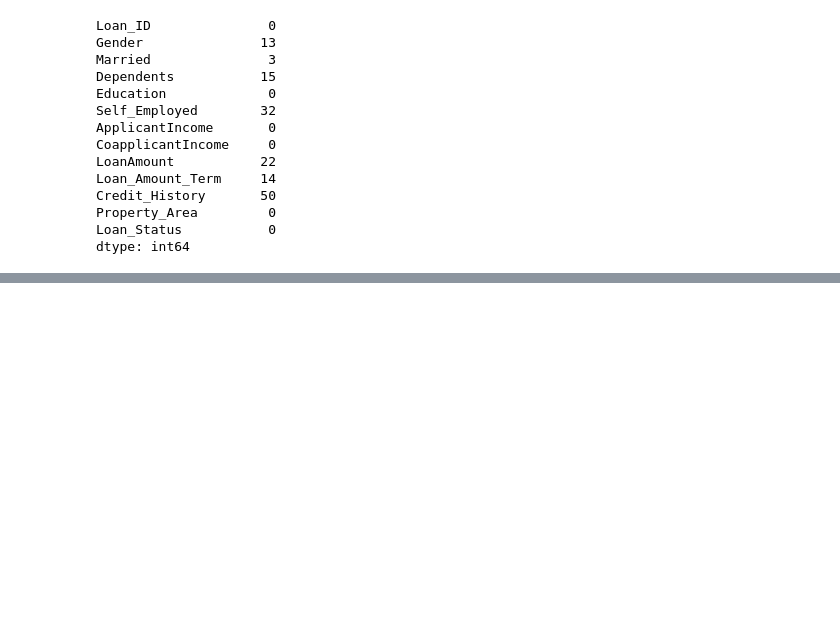
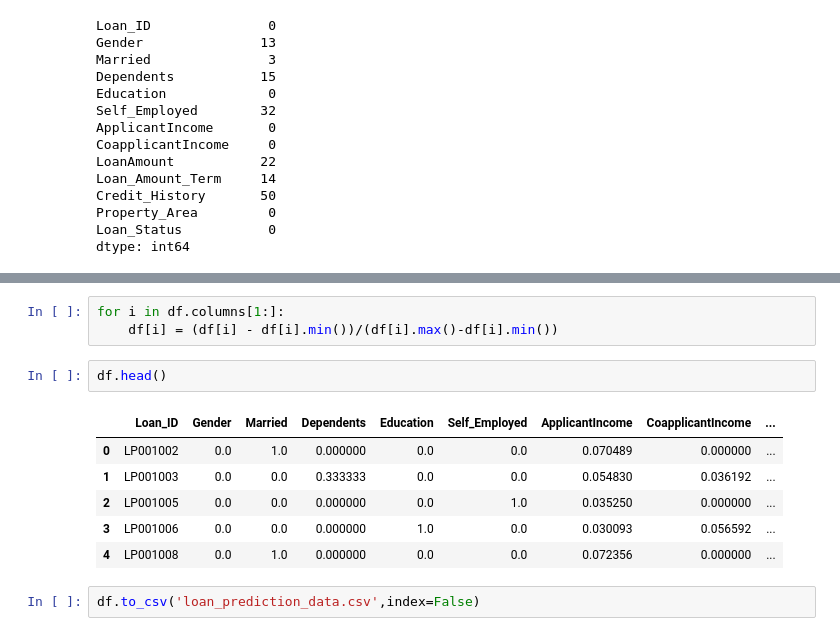
Before and after one commit to Dhe-Reigner/Loan-Prediction-ML-sklearn--DL-keras-, a Jupyter notebook: loan.ipynb, the cells around one changed output, grey strips where cells are left out. Saved outputs shown, nothing was run; the diff lists cells and outputs as text; blank space fills up the shorter version.

```diff
--- a/loan.ipynb
+++ b/loan.ipynb
@@ -84,0 +230,14 @@ dtype: int64
+# %%
+for i in df.columns[1:]:
+    df[i] = (df[i] - df[i].min())/(df[i].max()-df[i].min())
+# %%
+df.head()
+# %% [output]
+|  | Loan_ID | Gender | Married | Dependents | Education | Self_Employed | ApplicantIncome | CoapplicantIncome | ... |
+| 0 | LP001002 | 0.0 | 1.0 | 0.000000 | 0.0 | 0.0 | 0.070489 | 0.000000 | ... |
+| 1 | LP001003 | 0.0 | 0.0 | 0.333333 | 0.0 | 0.0 | 0.054830 | 0.036192 | ... |
+| 2 | LP001005 | 0.0 | 0.0 | 0.000000 | 0.0 | 1.0 | 0.035250 | 0.000000 | ... |
+| 3 | LP001006 | 0.0 | 0.0 | 0.000000 | 1.0 | 0.0 | 0.030093 | 0.056592 | ... |
+| 4 | LP001008 | 0.0 | 1.0 | 0.000000 | 0.0 | 0.0 | 0.072356 | 0.000000 | ... |
+# %%
+df.to_csv('loan_prediction_data.csv',index=False)
```
Also changed, not shown: parts of 13 cells of this notebook, 1 other file.
